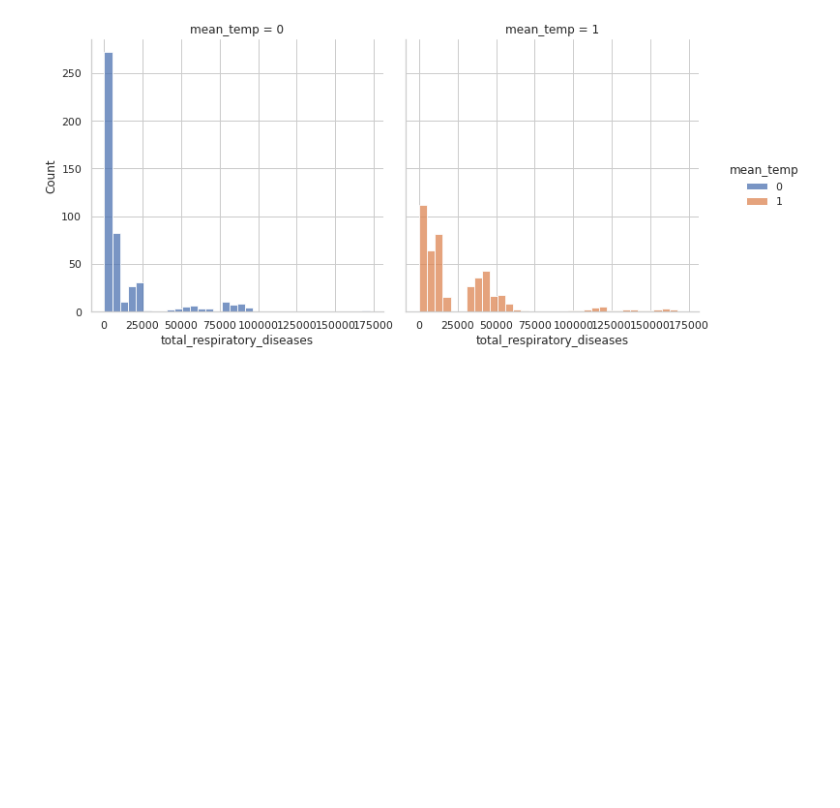
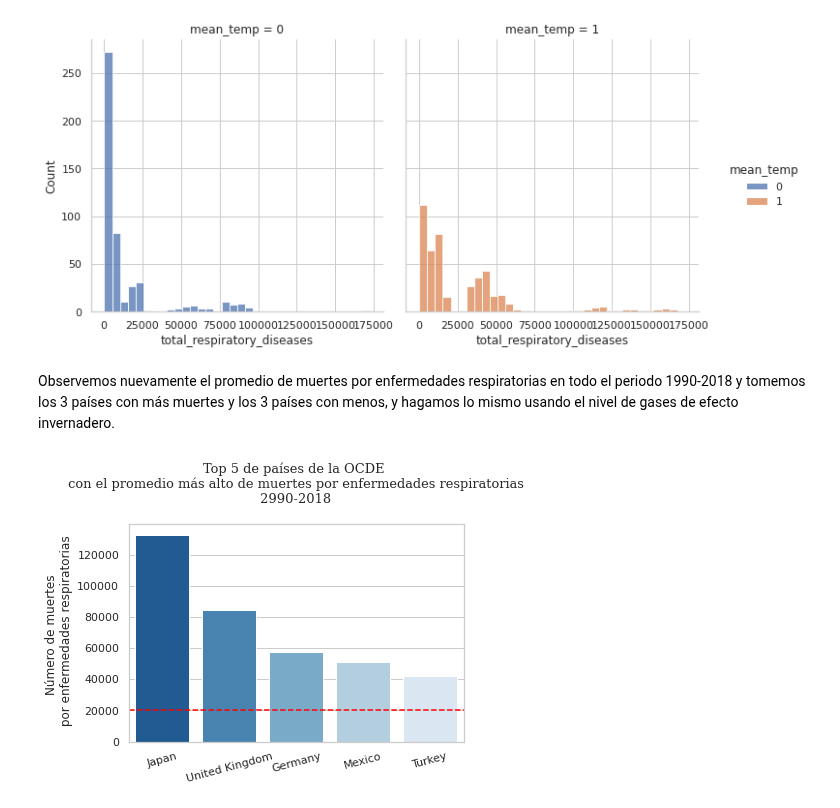
Before and after one commit to LIZZETHGOMEZ/Data-Science-Fase-3-BEDU-Santander, a Jupyter notebook: Notebook.ipynb, the cells around one changed output. Saved outputs shown, nothing was run; the diff lists cells and outputs as text; code cells hidden in the pictures; blank space fills up the shorter version.

```diff
--- a/Notebook.ipynb
+++ b/Notebook.ipynb
@@ -107,7 +107,7 @@ paises = df.groupby(['country'])
 
 # Sumamos las muertes totales por enfermedades respiratorias de cada país durante el periodo 1990-2018
 # y lo dividimos entre el total de años
-mean_country = round(paises['total_respiratory_diseases'].sum()/29, 2)
+mean_country = round(paises['total_respiratory_diseases'].mean(), 2)
 mean_country
 # %% [output]
 country
@@ -567,3 +567,24 @@ sns.set_theme(style = 'whitegrid');
 sns.displot(data = df, x ="total_respiratory_diseases", hue ='mean_temp', col = 'mean_temp');
 # %% [output]
 [figure]
+# %% [markdown]
+Observemos nuevamente el promedio de muertes por enfermedades respiratorias en todo el periodo 1990-2018 y tomemos los 3 países con más muertes y los 3 países con menos, y hagamos lo mismo usando el nivel de gases de efecto invernadero.
+# %%
+# Países con mayor y menor número de muertes por enfermedades respiratorias durante 1990-2018
+top_country_diseases = mean_country.sort_values(ascending = False)[:5]
+tail_country_diseases = mean_country.sort_values(ascending = False)[-5:]
+
+# Países con mayores y menores niveles de gases de efecto invernadero durante 1990-2018
+top_country_gas = paises['all_greenhouse_gas'].mean().sort_values(ascending = False)[0:5]
+tail_country_gas = paises['all_greenhouse_gas'].mean().sort_values(ascending = False)[-5:]
+# %%
+# Graficamos
+sns.barplot(x = top_country_diseases.index, y = top_country_diseases, palette = 'Blues_r');
+plt.axhline(y = mean_total, color = 'red', linestyle = '--', );
+plt.xticks(rotation = 15)
+sns.set_theme(style = 'whitegrid')
+plt.xlabel('')
+plt.ylabel('Número de muertes \n por enfermedades respiratorias')
+plt.title('Top 5 de países de la OCDE \n con el promedio más alto de muertes por enfermedades respiratorias \n 2990-2018 \n', size = 13, family = 'serif');
+# %% [output]
+[figure, added]
```
Also changed, not shown: parts of 2 cells of this notebook.
